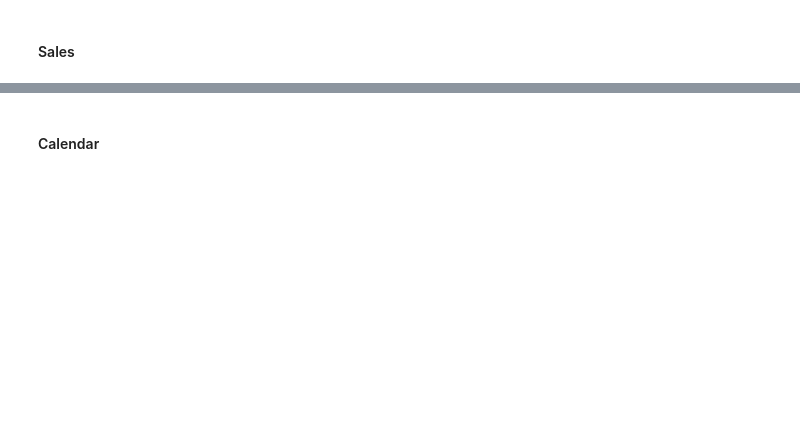
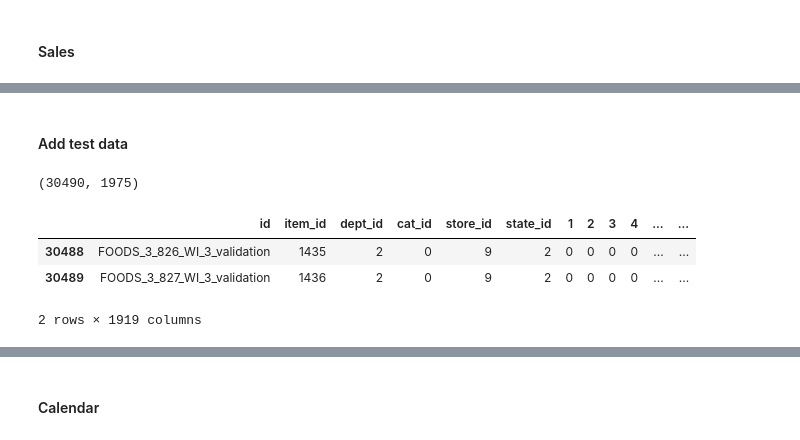
Before and after one commit to achinta/machine-learning, a Jupyter notebook: kaggle/m5-forecasting-accuracy/m5_data.ipynb, the cells around one changed output, grey strips where cells are left out. Drawn from its saved outputs; the diff is of its cells as text; code cells hidden in the pictures; blank space fills up the shorter version.

```diff
--- a/kaggle/m5-forecasting-accuracy/m5_data.ipynb
+++ b/kaggle/m5-forecasting-accuracy/m5_data.ipynb
@@ -31,6 +31,9 @@ x_cat_cols = ['item_id', 'dept_id', 'cat_id', 'store_id', 'state_id',
        'event_name_1', 'event_type_1', 'event_name_2', 'event_type_2',
        'snap_CA', 'snap_TX', 'snap_WI']
 x_cont_cols = ['sell_price']
+num_train_val_days = 1913
+num_test1_days = 28
+num_test2_days = 28
 # %% [markdown]
 #### TODO
  - normalize y
@@ -62,0 +69,16 @@ Wall time: 12.2 s
+# %% [markdown]
+#### Add test data
+# %%
+test_day_cols = [str(num_train_val_days + 1 + o) for o in range(56)]
+for col in test_day_cols:
+    sales[col] = 0
+print(sales.shape)
+# %% [output]
+(30490, 1975)
+# %%
+sales.tail(2)
+# %% [output]
+|  | id | item_id | dept_id | cat_id | store_id | state_id | 1 | 2 | 3 | 4 | ... | ... |
+| 30488 | FOODS_3_826_WI_3_validation | 1435 | 2 | 0 | 9 | 2 | 0 | 0 | 0 | 0 | ... | ... |
+| 30489 | FOODS_3_827_WI_3_validation | 1436 | 2 | 0 | 9 | 2 | 0 | 0 | 0 | 0 | ... | ... |
+2 rows × 1919 columns
```
Also changed, not shown: parts of 23 cells of this notebook.
